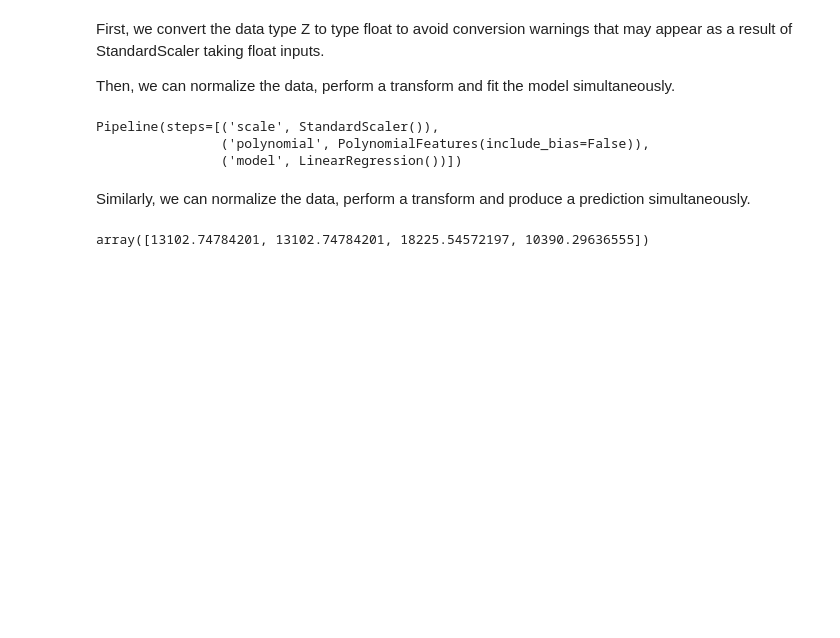
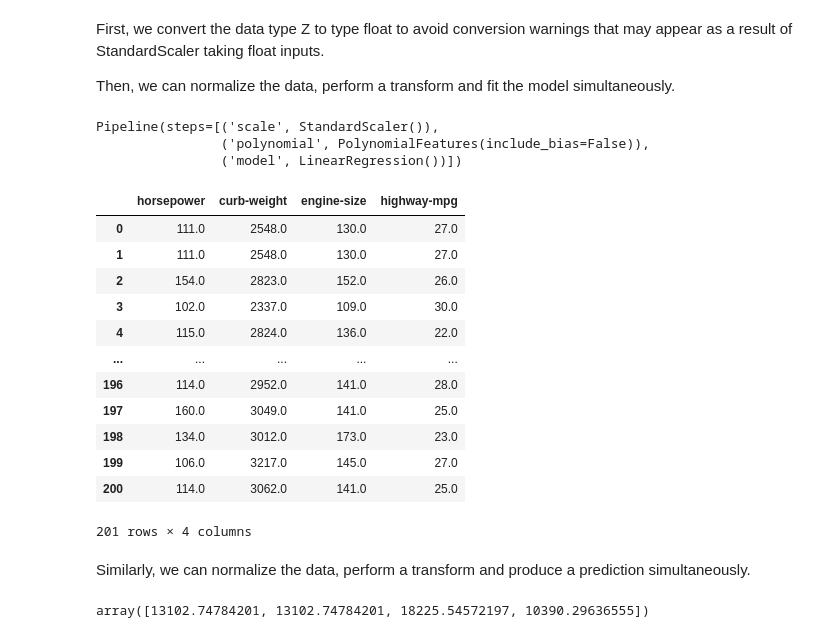
Before and after one commit to EIDSTER/coursera, a Jupyter notebook: DA0101EN-4-Review-Model-Development.ipynb, the cells around one changed output. Drawn from its saved outputs; the diff is of its cells as text; code cells hidden in the pictures; blank space fills up the shorter version.

```diff
--- a/DA0101EN-4-Review-Model-Development.ipynb
+++ b/DA0101EN-4-Review-Model-Development.ipynb
@@ -647,6 +647,22 @@ pipe.fit(Z,y)
 Pipeline(steps=[('scale', StandardScaler()),
                 ('polynomial', PolynomialFeatures(include_bias=False)),
                 ('model', LinearRegression())])
+# %%
+Z
+# %% [output]
+|  | horsepower | curb-weight | engine-size | highway-mpg |
+| 0 | 111.0 | 2548.0 | 130.0 | 27.0 |
+| 1 | 111.0 | 2548.0 | 130.0 | 27.0 |
+| 2 | 154.0 | 2823.0 | 152.0 | 26.0 |
+| 3 | 102.0 | 2337.0 | 109.0 | 30.0 |
+| 4 | 115.0 | 2824.0 | 136.0 | 22.0 |
+| ... | ... | ... | ... | ... |
+| 196 | 114.0 | 2952.0 | 141.0 | 28.0 |
+| 197 | 160.0 | 3049.0 | 141.0 | 25.0 |
+| 198 | 134.0 | 3012.0 | 173.0 | 23.0 |
+| 199 | 106.0 | 3217.0 | 145.0 | 27.0 |
+| 200 | 114.0 | 3062.0 | 141.0 | 25.0 |
+201 rows × 4 columns
 # %% [markdown]
  Similarly,  we can normalize the data, perform a transform and produce a prediction  simultaneously.
 # %%
```
